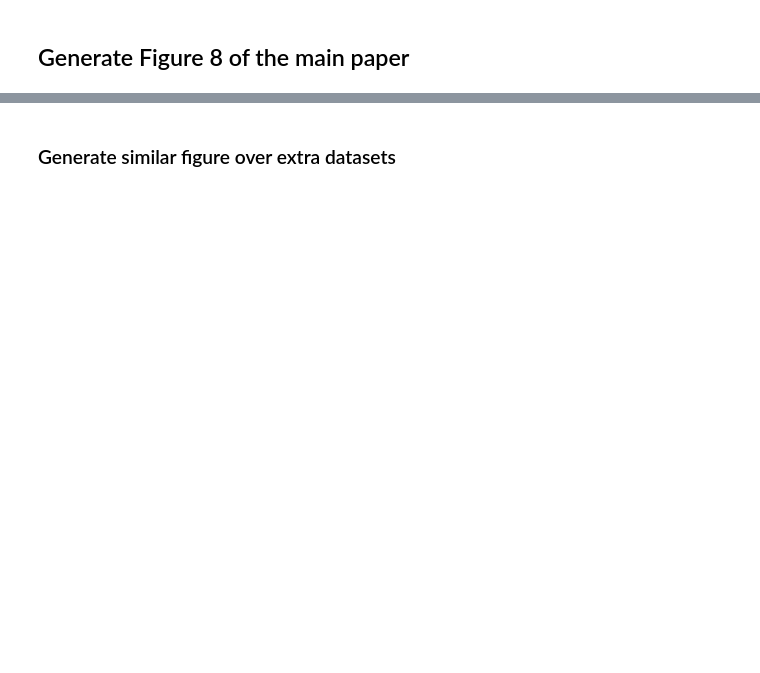
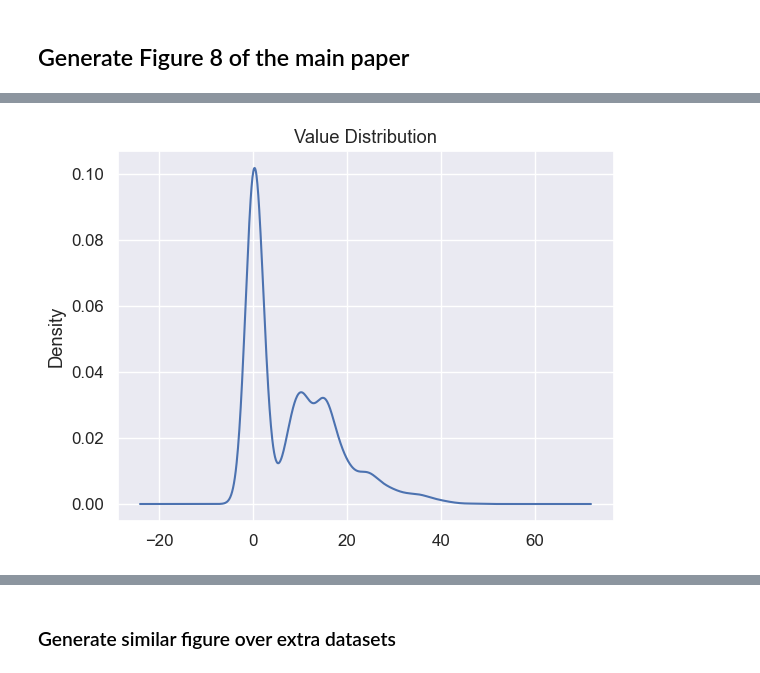
Before and after one commit to lny612/COMP3314_MLProject, a Jupyter notebook: notebooks/cost_sensitive_plots.ipynb, the cells around one changed output, grey strips where cells are left out. Cells and saved outputs as stored; diff of their text form; code cells hidden in the pictures; blank space fills up the shorter version.

```diff
--- a/notebooks/cost_sensitive_plots.ipynb
+++ b/notebooks/cost_sensitive_plots.ipynb
@@ -7 +7,9 @@ results = pd.concat([
 ])
+# %%
+fixed_test_df = results[results['split'] == 'test'].melt(
+    id_vars=['dataset', 'split',
+             # 'tree',
+             'cost_by_var', 'iter',
+             # 'tree_depth'
+             ], var_name='Method', value_name='Cost'
+).sort_values('Method')
@@ -8,2 +32,10 @@ results = pd.concat([
+# %%
+import pandas as pd
+import matplotlib.pyplot as plt
+
+fixed_test_df['Cost'].plot(kind='kde', title='Value Distribution', xlabel='Category', ylabel='Value')
+plt.show()
+# %% [output]
+[figure, added]
 # %%
 fixed_test_df = results[results['split'] == 'test'].melt(
```
Also changed, not shown: parts of 9 cells of this notebook, 1 other file.
